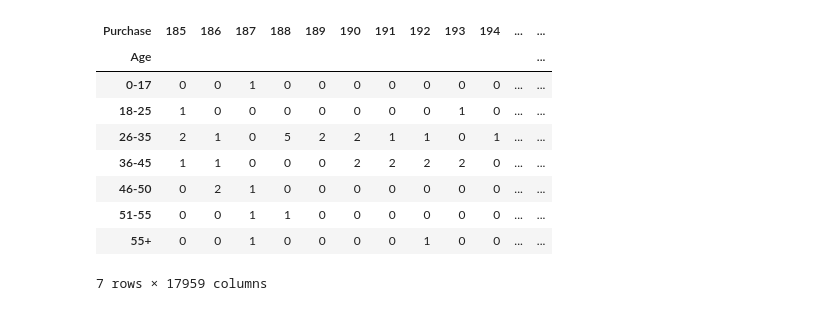
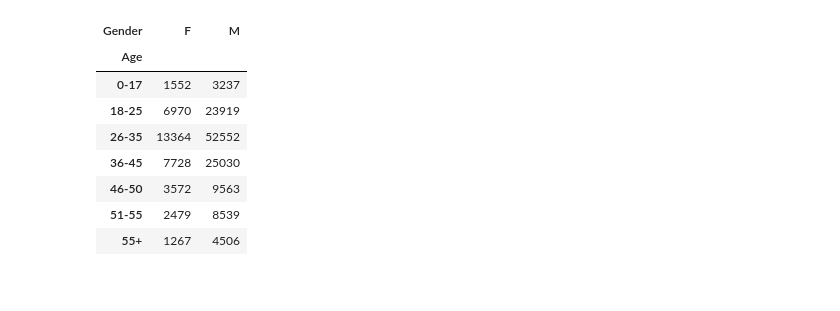
Before and after one commit to tluigimm/Projeto-3-CD, a Jupyter notebook: Untitled.ipynb, the cells around one changed output. Cells and saved outputs as stored; diff of their text form; code cells hidden in the pictures.

```diff
--- a/Untitled.ipynb
+++ b/Untitled.ipynb
@@ -8,6 +8,7 @@ import math
 from scipy.stats import uniform, expon, norm, probplot, percentileofscore
 # %%
 df = pd.read_csv('BlackFriday.csv')
+df.dropna(inplace= True)
 df.head()
 # %% [output]
 |  | User_ID | Product_ID | Gender | Age | Occupation | City_Category | Stay_In_Current_City_Years | ... |
@@ -47,13 +60,12 @@ df.Purchase.plot.box()
 # %%
-pd.crosstab(df['Age'], df['Purchase']).
+pd.crosstab(df['Age'], df['Gender'])
 # %% [output]
-| Purchase | 185 | 186 | 187 | 188 | 189 | 190 | 191 | 192 | 193 | 194 | ... | ... |
-| Age |  |  |  |  |  |  |  |  |  |  |  | ... |
-| 0-17 | 0 | 0 | 1 | 0 | 0 | 0 | 0 | 0 | 0 | 0 | ... | ... |
-| 18-25 | 1 | 0 | 0 | 0 | 0 | 0 | 0 | 0 | 1 | 0 | ... | ... |
-| 26-35 | 2 | 1 | 0 | 5 | 2 | 2 | 1 | 1 | 0 | 1 | ... | ... |
-| 36-45 | 1 | 1 | 0 | 0 | 0 | 2 | 2 | 2 | 2 | 0 | ... | ... |
-| 46-50 | 0 | 2 | 1 | 0 | 0 | 0 | 0 | 0 | 0 | 0 | ... | ... |
-| 51-55 | 0 | 0 | 1 | 1 | 0 | 0 | 0 | 0 | 0 | 0 | ... | ... |
-| 55+ | 0 | 0 | 1 | 0 | 0 | 0 | 0 | 1 | 0 | 0 | ... | ... |
+| Gender | F | M |
+| Age |  |  |
+| 0-17 | 1552 | 3237 |
+| 18-25 | 6970 | 23919 |
+| 26-35 | 13364 | 52552 |
+| 36-45 | 7728 | 25030 |
+| 46-50 | 3572 | 9563 |
+| 51-55 | 2479 | 8539 |
+| 55+ | 1267 | 4506 |
-7 rows × 17959 columns
```
Also changed, not shown: parts of 7 cells of this notebook.
